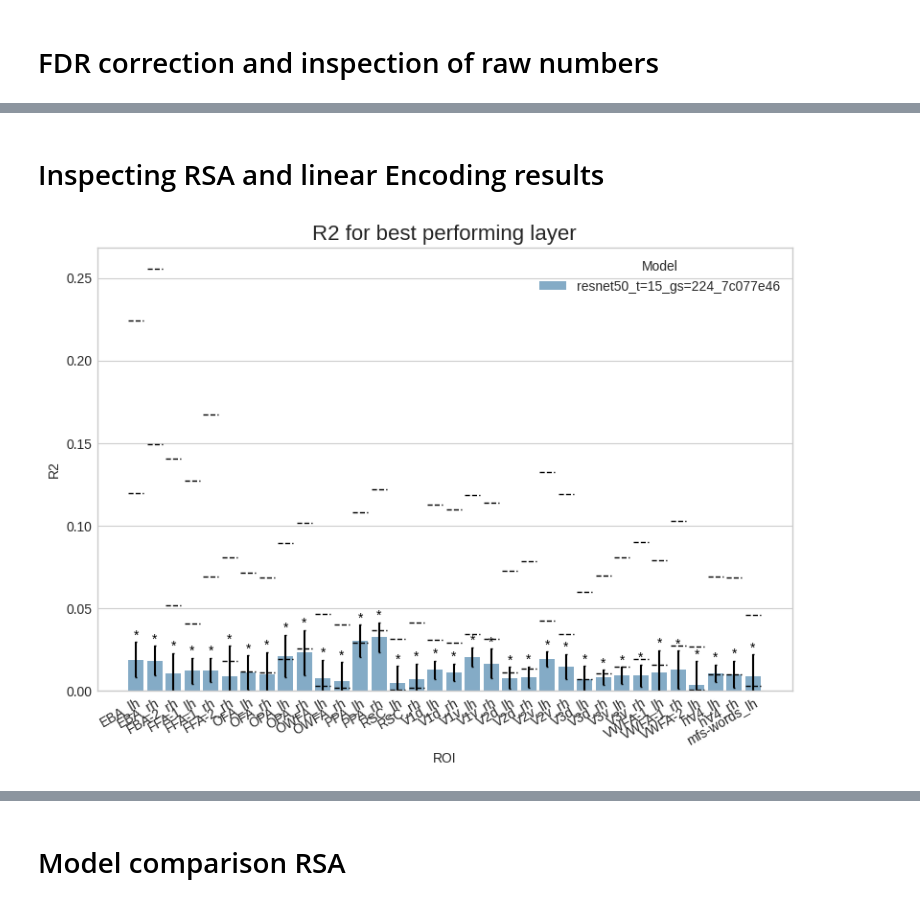
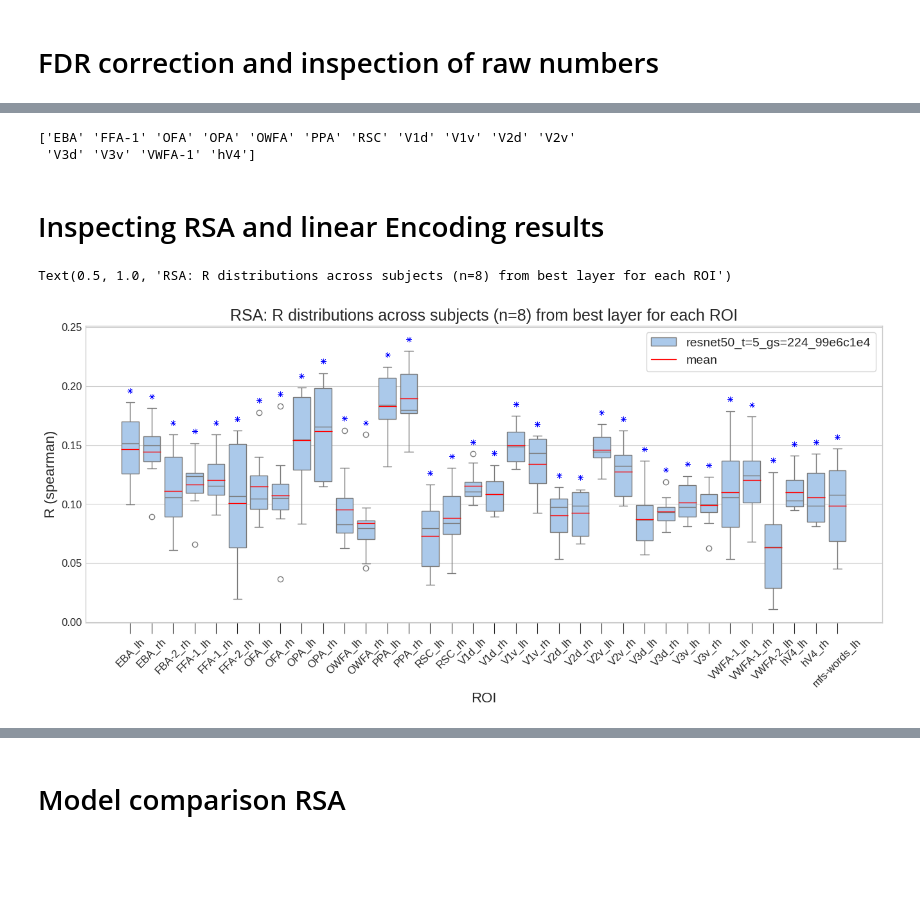
Before and after one commit to YviMa/cv-ssl-v-brain, a Jupyter notebook: inspect.ipynb, the cells around one changed output, grey strips where cells are left out. Drawn from its saved outputs; the diff is of its cells as text; code cells hidden in the pictures; blank space fills up the shorter version.

```diff
--- a/inspect.ipynb
+++ b/inspect.ipynb
@@ -141,0 +125,8 @@ reg_df_fdr
+# %%
+roi_list_lh = rsa_df_fdr["ROI"].apply(lambda x: x.split("_lh")[0]).unique()
+roi_list_rh = rsa_df_fdr["ROI"].apply(lambda x: x.split("_rh")[0]).unique()
+intersect_roi = np.intersect1d(roi_list_lh, roi_list_rh)
+print(intersect_roi)
+# %% [output]
+['EBA' 'FFA-1' 'OFA' 'OPA' 'OWFA' 'PPA' 'RSC' 'V1d' 'V1v' 'V2d' 'V2v'
+ 'V3d' 'V3v' 'VWFA-1' 'hV4']
@@ -142,9 +174,41 @@ reg_df_fdr
 # %% [markdown]
 # Inspecting RSA and linear Encoding results
-# %%
-from net2brain.evaluations.plotting import Plotting
-
-plotter = Plotting([rsa_df_fdr])
-rsa_best_layer_df = plotter.plot()
-# %% [output]
-[figure, removed]
+# %%
+plotting_df_rsa = rsa_df_fdr.copy()
+plotting_df_rsa = plotting_df_rsa.loc[plotting_df_rsa.groupby('ROI')["R"].idxmax()]
+plotting_df_rsa = plotting_df_rsa.explode("R_array")
+plotting_df_rsa = plotting_df_rsa.rename(columns = {"R": "R_mean", "%R": "%R_mean", "R_array": "R"})
+plotting_df_rsa.reset_index(inplace=True, drop=True)
+# %%
+from matplotlib.lines import Line2D
+fig, ax = plt.subplots(figsize = (16,6))
+
+sns.boxplot(x="ROI", y="R", hue="Model", palette='pastel', data=plotting_df_rsa, showmeans=True, meanprops={"marker":"_",
+                       "markeredgecolor":"red",
+                      "markersize":"20"}, ax=ax)
+
+rois, idx = np.unique(plotting_df_rsa["ROI"].to_numpy(), return_index=True)
+x = np.arange(len(rois))
+y = plotting_df_rsa.groupby("ROI")["R"].agg("max")+0.01
+y.reset_index(inplace=True, drop=True)
+mask = plotting_df_rsa["Significance"].iloc[idx] < 0.05
+mask.reset_index(inplace=True, drop=True)
+ax.scatter(x[mask],y[mask], marker=(8,2,0), lw=0.5, color='b')
+
+#ax.hlines(plotting_df["LNC"].iloc[idx], x-0.3, x+0.3, color='k', ls='--')
+#ax.hlines(plotting_df["UNC"].iloc[idx], x-0.3, x+0.3, color='k', ls='--')
+
+ax.tick_params(axis='x', labelrotation=45, size=12, labelsize=12)
+ax.tick_params(axis='y', labelsize=12)
+ax.set_ylabel("R (spearman)", fontsize=16)
+ax.set_xlabel("ROI", fontsize=16)
+current_handles_labels = ax.get_legend_handles_labels()
+obj_list = [current_handles_labels[0][0], Line2D([0], [0], color="red", lw=1)]
+label_list = [current_handles_labels[1][0], "mean"]
+plt.legend(obj_list, label_list, fontsize=14, frameon=True)
+ax.set_title("RSA: R distributions across subjects (n=8) from best layer for each ROI", fontsize=18)
+#plt.savefig(os.path.join("results",results_dir, "RSA_R_distribution.pdf"), format='PDF', bbox_inches='tight')
+#plt.show()
+# %% [output]
+Text(0.5, 1.0, 'RSA: R distributions across subjects (n=8) from best layer for each ROI')
+[figure, added]
```
Also changed, not shown: parts of 52 cells of this notebook, 2 other files.
